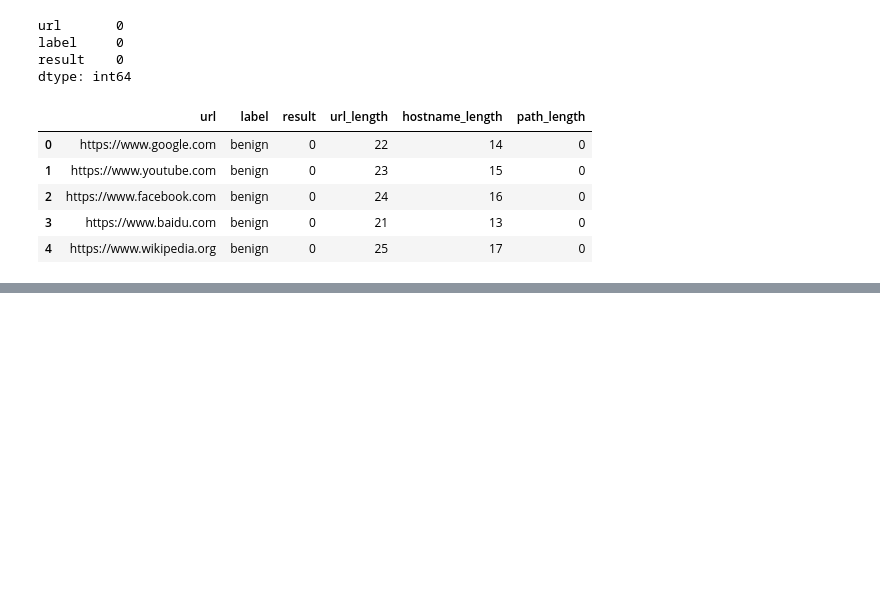
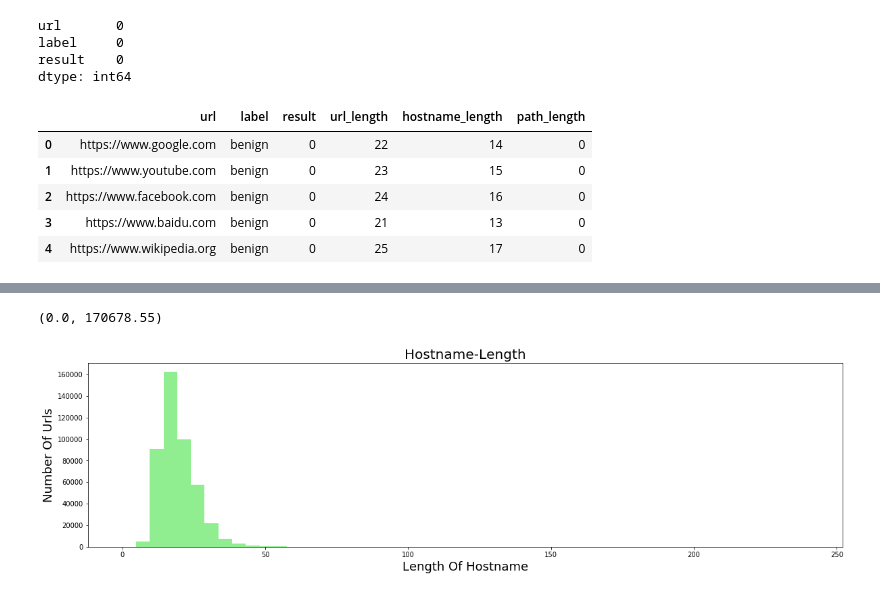
Before and after one commit to plamengj/Detecting-Malicious-URLs, a Jupyter notebook: Detecting_malicious_URLs.ipynb, the cells around one changed output, grey strips where cells are left out. Saved outputs shown, nothing was run; the diff lists cells and outputs as text; code cells hidden in the pictures; blank space fills up the shorter version.

```diff
--- a/Detecting_malicious_URLs.ipynb
+++ b/Detecting_malicious_URLs.ipynb
@@ -66,0 +222,10 @@ urldata.head()
+# %%
+plt.figure(figsize=(20,5))
+plt.hist(urldata['hostname_length'],bins=50,color='Lightgreen')
+plt.title("Hostname-Length",fontsize=20)
+plt.xlabel("Length Of Hostname",fontsize=18)
+plt.ylabel("Number Of Urls",fontsize=18)
+plt.ylim()
+# %% [output]
+(0.0, 170678.55)
+[figure, added]
```
Also changed, not shown: parts of 29 cells of this notebook.
